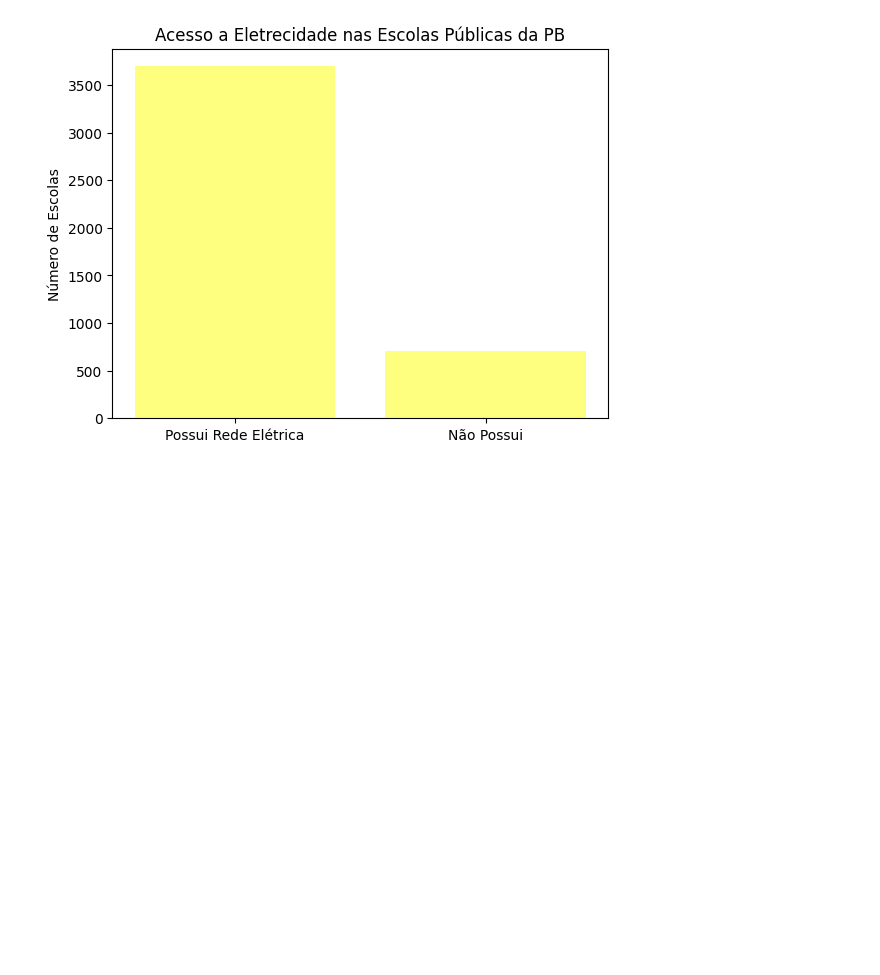
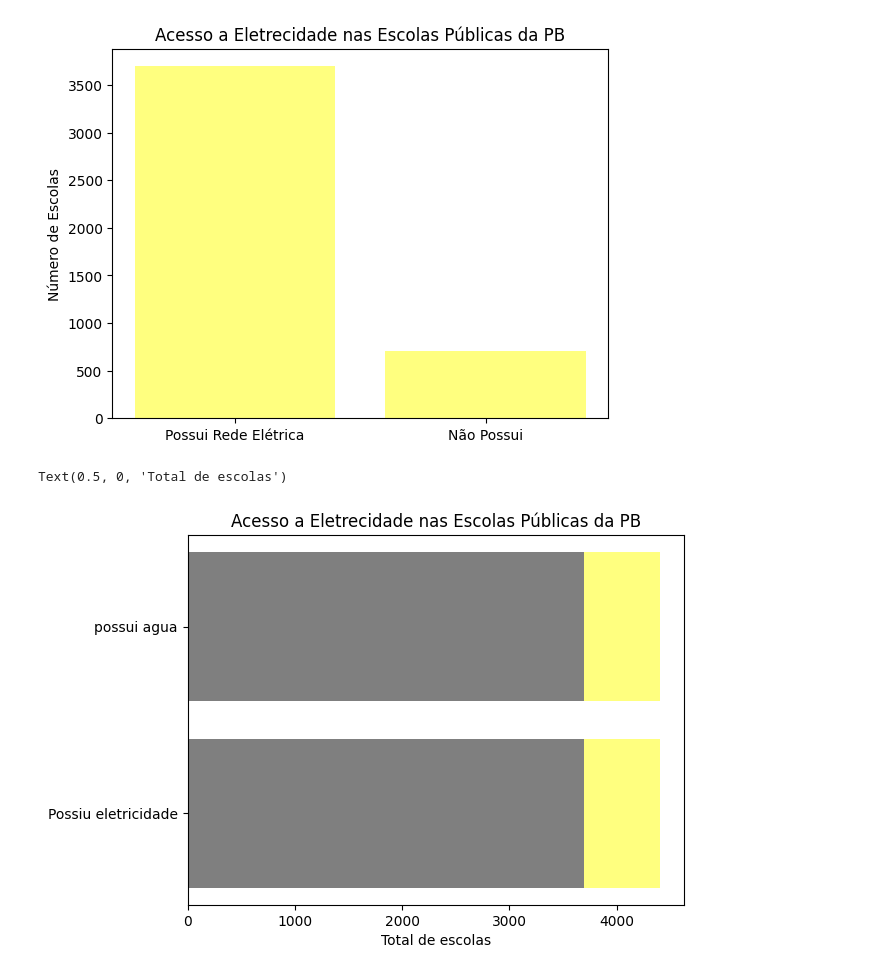
Before and after one commit to GabrielSilva-DTSC/analise-estrutura-escolas-publicas, a Jupyter notebook: atividade-dois.ipynb, the cells around one changed output. Cells and saved outputs as stored; diff of their text form; code cells hidden in the pictures; blank space fills up the shorter version.

```diff
--- a/atividade-dois.ipynb
+++ b/atividade-dois.ipynb
@@ -215,3 +271,20 @@ plt.ylabel('Número de Escolas')
 plt.show()
 # %% [output]
 [figure]
+# %%
+total_sem_eletricidade = total_escolas - eletricidade
+
+# Criamos as listas para o gráfico
+nomes_barras = ['Possiu eletricidade', 'possui agua']
+valores_eletricidade = [eletricidade]
+valores_agua = [agua_potavel]
+# desenvolvendo o gráfico
+plt.barh(nomes_barras, valores_eletricidade, color='yellow', alpha=0.5)
+plt.barh(nomes_barras, valores_agua, color='blue')
+plt.barh(nomes_barras, total_escolas, color='yellow', alpha=0.5)
+
+plt.title('Acesso a Eletrecidade nas Escolas Públicas da PB')
+plt.xlabel('Total de escolas')
+# %% [output]
+Text(0.5, 0, 'Total de escolas')
+[figure, added]
```
Also changed, not shown: parts of 14 cells of this notebook.
